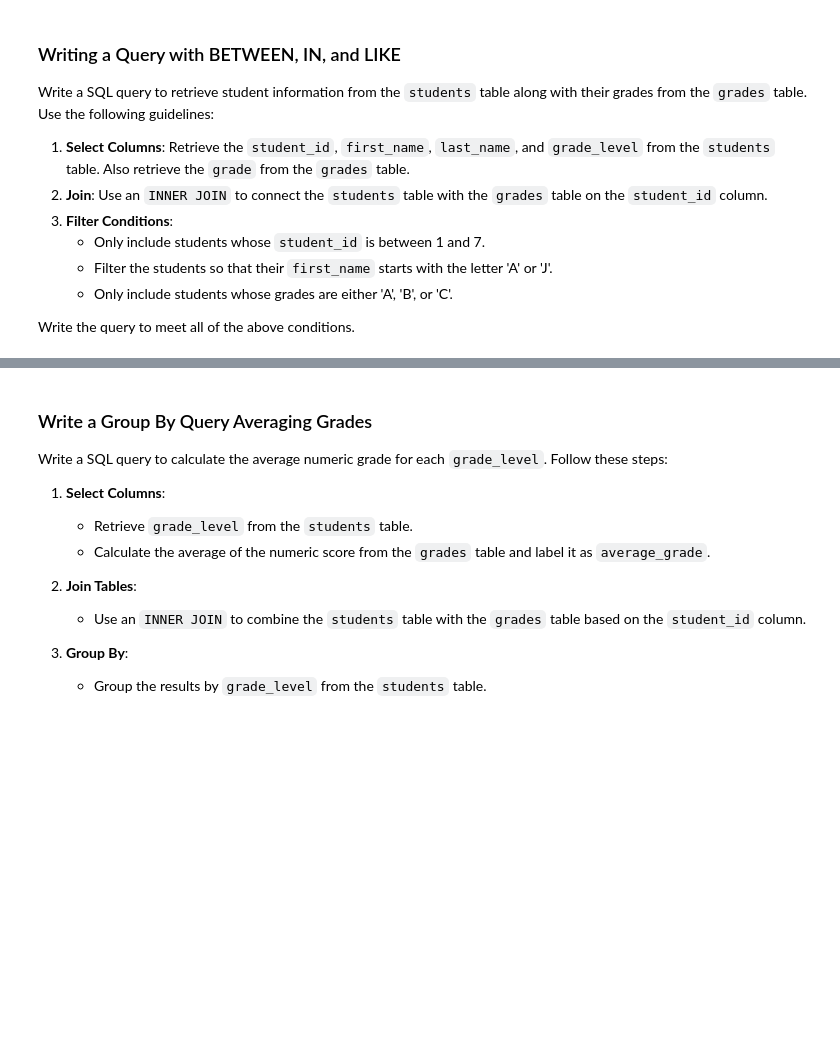
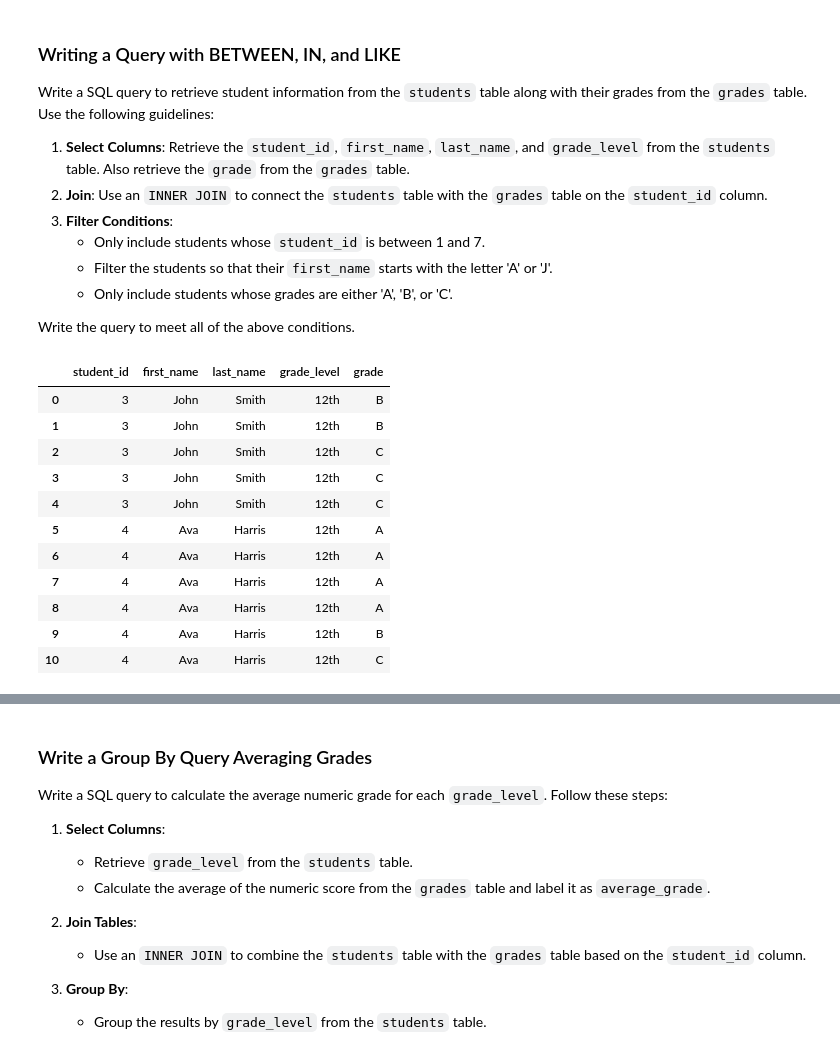
Before and after one commit to dmorton714/SQL_Test, a Jupyter notebook: final.ipynb, the cells around one changed output, grey strips where cells are left out. Cells and saved outputs as stored; diff of their text form; code cells hidden in the pictures; blank space fills up the shorter version.

```diff
--- a/final.ipynb
+++ b/final.ipynb
@@ -506,2 +540,26 @@ filter_result
+# %%
+filter_query = """
+SELECT s.student_id, s.first_name, s.last_name, s.grade_level, g.grade
+FROM students s
+INNER JOIN grades g
+    ON s.student_id = g.student_id
+WHERE s.student_id BETWEEN 1 AND 8 AND (s.first_name LIKE 'A%' OR s.first_name LIKE 'J%') AND g.grade IN ('A', 'B', 'C');
+"""
+
+filter_result = sql(filter_query)
+filter_result
+# %% [output]
+|  | student_id | first_name | last_name | grade_level | grade |
+| 0 | 3 | John | Smith | 12th | B |
+| 1 | 3 | John | Smith | 12th | B |
+| 2 | 3 | John | Smith | 12th | C |
+| 3 | 3 | John | Smith | 12th | C |
+| 4 | 3 | John | Smith | 12th | C |
+| 5 | 4 | Ava | Harris | 12th | A |
+| 6 | 4 | Ava | Harris | 12th | A |
+| 7 | 4 | Ava | Harris | 12th | A |
+| 8 | 4 | Ava | Harris | 12th | A |
+| 9 | 4 | Ava | Harris | 12th | B |
+| 10 | 4 | Ava | Harris | 12th | C |
 # %%
 test_instance.filter_query_test(filter_query)
```
Also changed, not shown: parts of 25 cells of this notebook.
